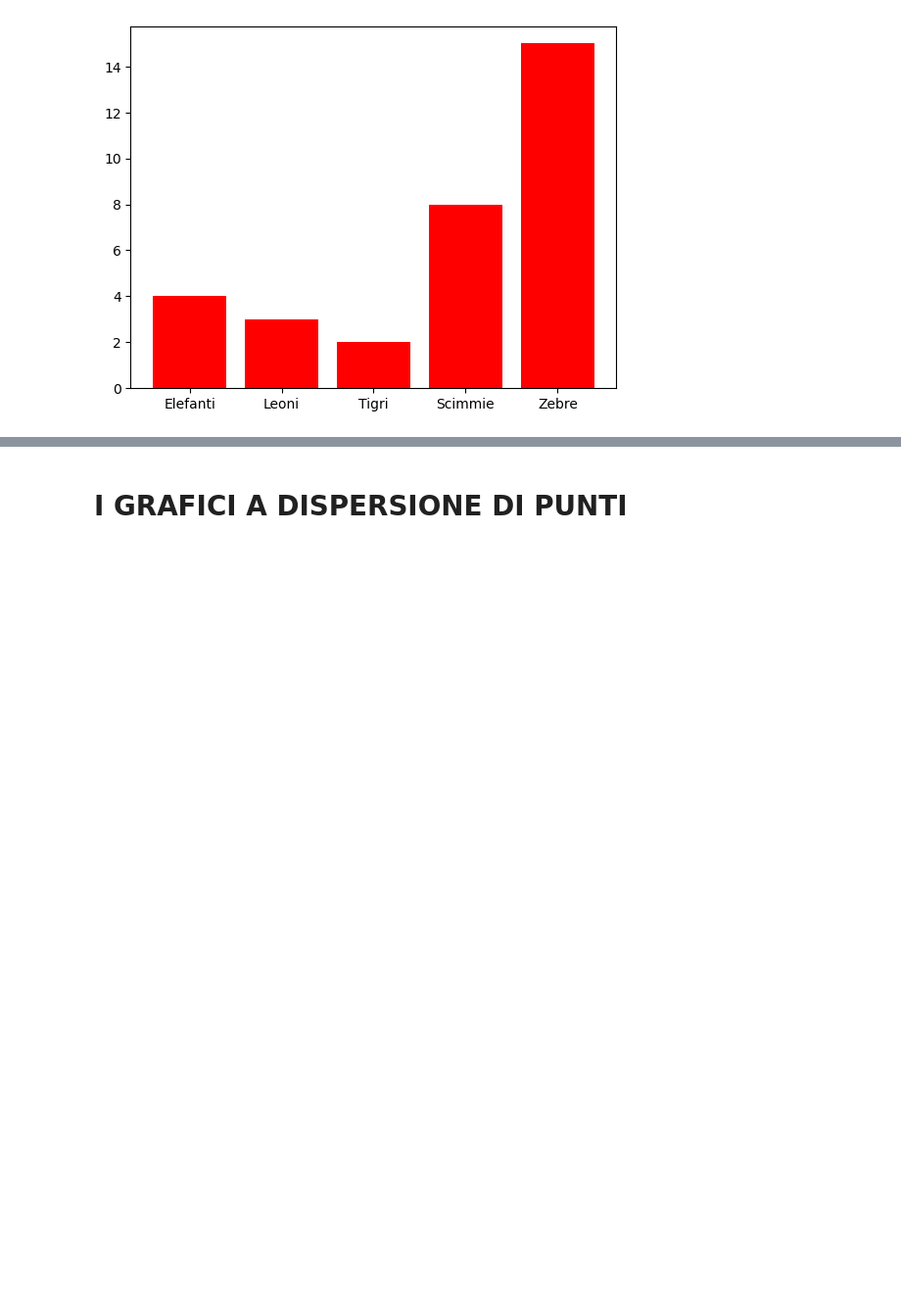
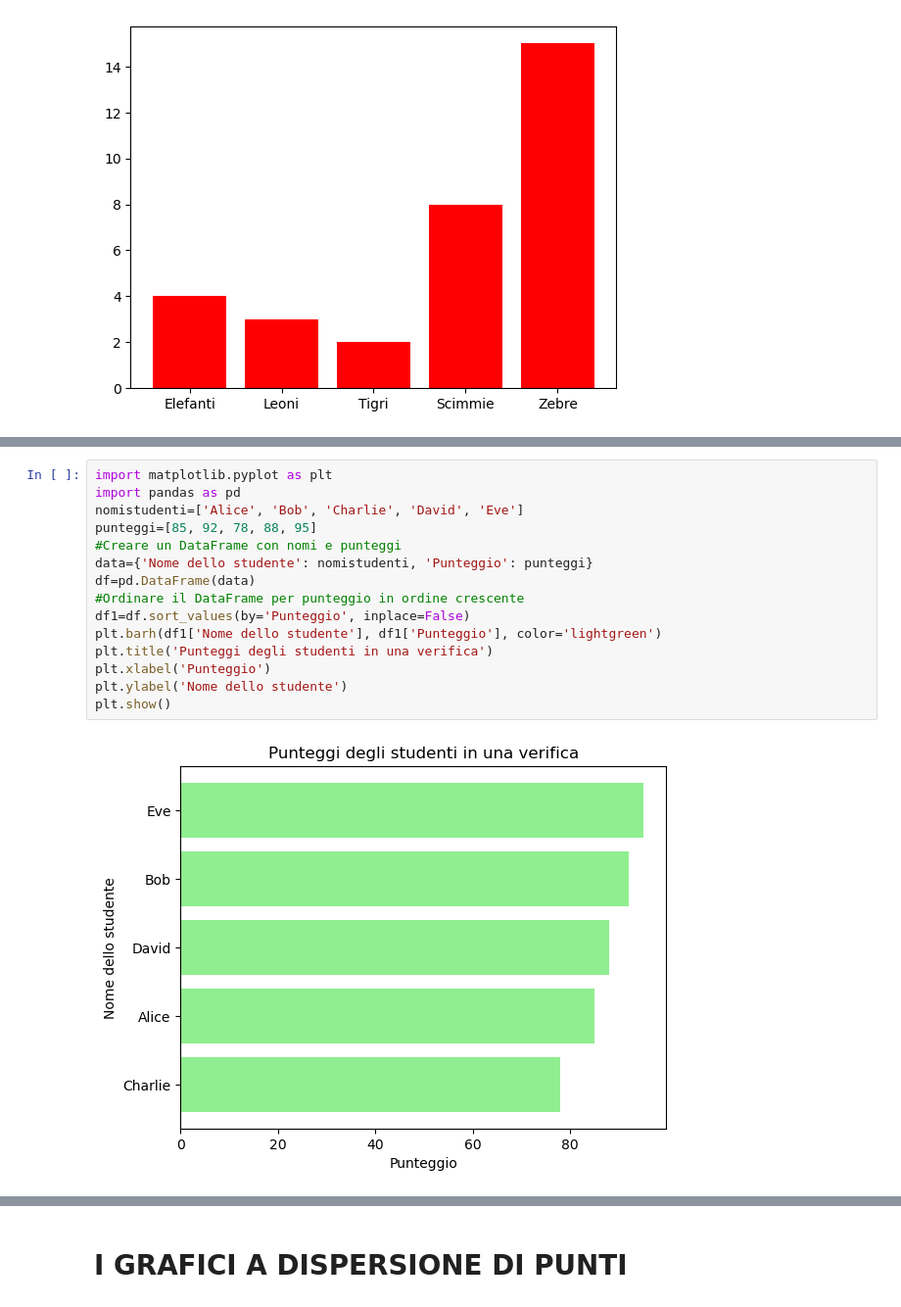
Before and after one commit to Istituto-freudinttheprodev/Python-ROBOTICA-E-AI, a Jupyter notebook: Es. 3 (i grafici).ipynb, the cells around one changed output, grey strips where cells are left out. Shown at 98% size. Saved outputs shown, nothing was run; the diff lists cells and outputs as text; blank space fills up the shorter version.

```diff
--- a/Es. 3 (i grafici).ipynb
+++ b/Es. 3 (i grafici).ipynb
@@ -43,0 +55,17 @@ plt.show()
+# %%
+import matplotlib.pyplot as plt
+import pandas as pd
+nomistudenti=['Alice', 'Bob', 'Charlie', 'David', 'Eve']
+punteggi=[85, 92, 78, 88, 95]
+#Creare un DataFrame con nomi e punteggi
+data={'Nome dello studente': nomistudenti, 'Punteggio': punteggi}
+df=pd.DataFrame(data)
+#Ordinare il DataFrame per punteggio in ordine crescente
+df1=df.sort_values(by='Punteggio', inplace=False)
+plt.barh(df1['Nome dello studente'], df1['Punteggio'], color='lightgreen')
+plt.title('Punteggi degli studenti in una verifica')
+plt.xlabel('Punteggio')
+plt.ylabel('Nome dello studente')
+plt.show()
+# %% [output]
+[figure, added]
```
Also changed, not shown: parts of 12 cells of this notebook.
